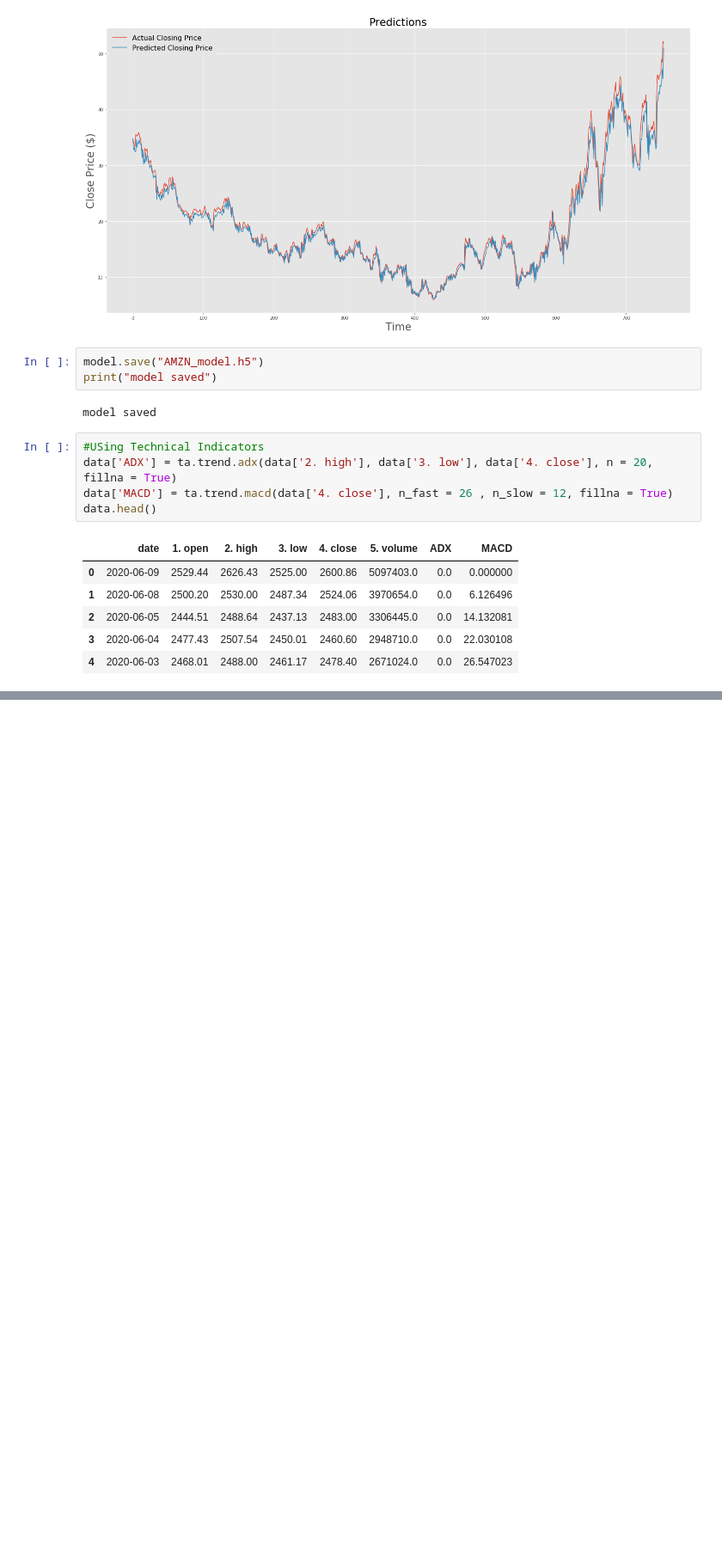
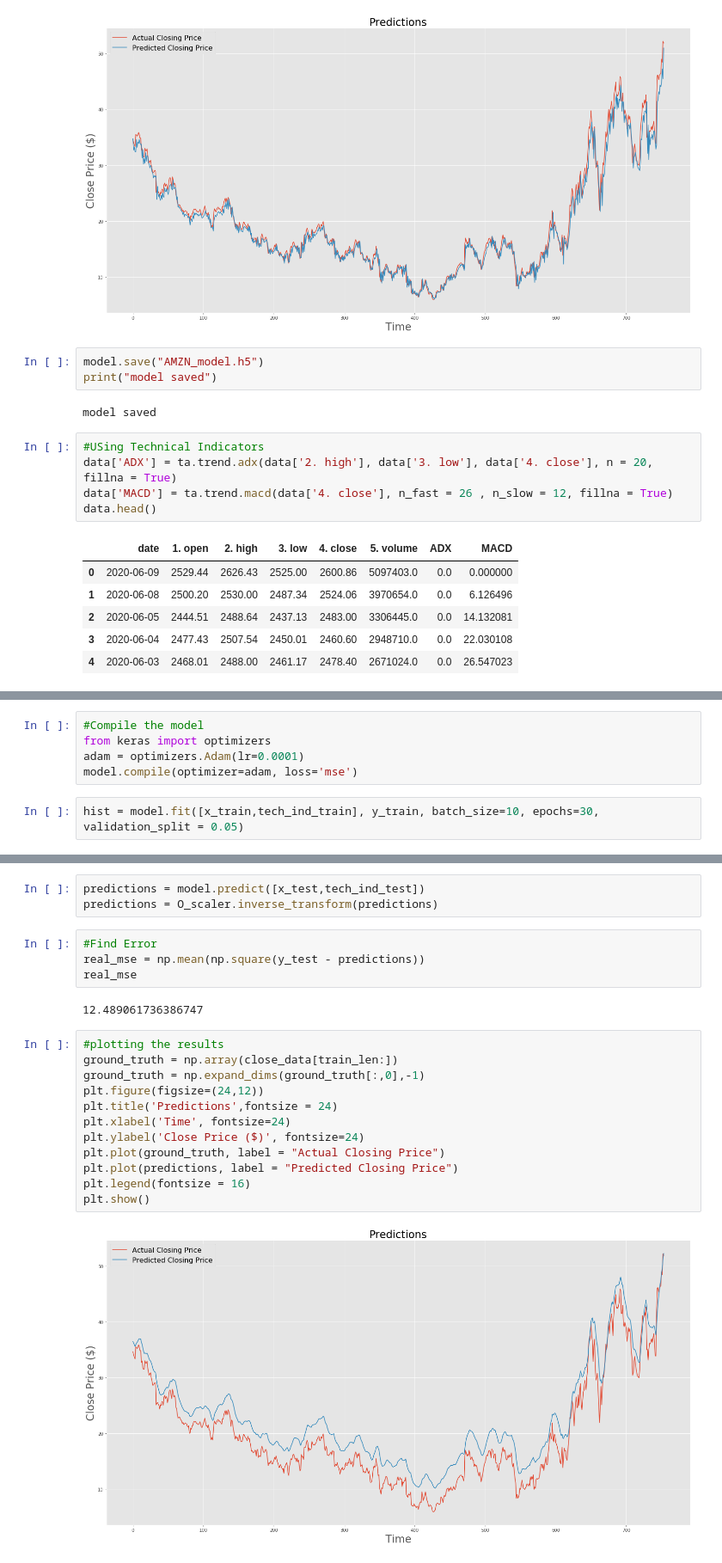
Before and after one commit to Aryan-jaiswal/StockPricePredictor, a Jupyter notebook: predictor.ipynb, the cells around one changed output, grey strips where cells are left out. Shown at 86% size. Cells and saved outputs as stored; diff of their text form; blank space fills up the shorter version.

```diff
--- a/predictor.ipynb
+++ b/predictor.ipynb
@@ -193,0 +231,7 @@ array([[0.        ],
+# %%
+#Compile the model
+from keras import optimizers
+adam = optimizers.Adam(lr=0.0001)
+model.compile(optimizer=adam, loss='mse')
+# %%
+hist = model.fit([x_train,tech_ind_train], y_train, batch_size=10, epochs=30, validation_split = 0.05)
@@ -193,0 +256,23 @@ array([[0.        ],
+# %%
+predictions = model.predict([x_test,tech_ind_test])
+predictions = O_scaler.inverse_transform(predictions)
+# %%
+#Find Error
+real_mse = np.mean(np.square(y_test - predictions))
+real_mse
+# %% [output]
+12.489061736386747
+# %%
+#plotting the results
+ground_truth = np.array(close_data[train_len:])
+ground_truth = np.expand_dims(ground_truth[:,0],-1)
+plt.figure(figsize=(24,12))
+plt.title('Predictions',fontsize = 24)
+plt.xlabel('Time', fontsize=24)
+plt.ylabel('Close Price ($)', fontsize=24)
+plt.plot(ground_truth, label = "Actual Closing Price")
+plt.plot(predictions, label = "Predicted Closing Price")
+plt.legend(fontsize = 16)
+plt.show()
+# %% [output]
+[figure, added]
```
Also changed, not shown: parts of 8 cells of this notebook.
